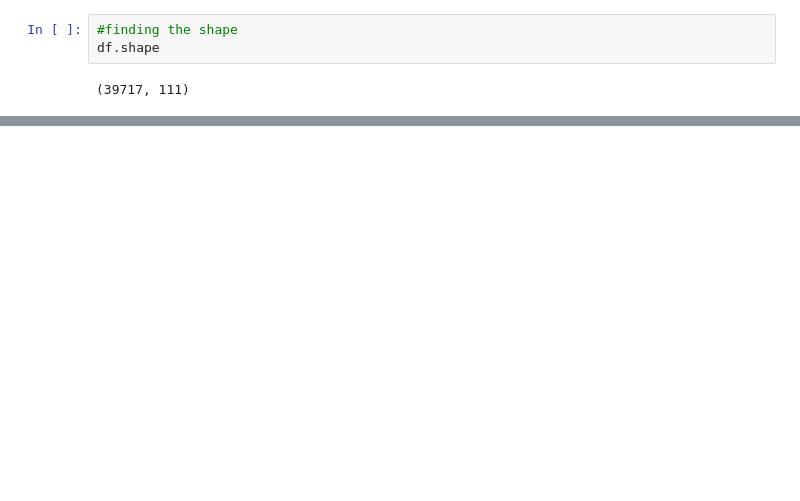
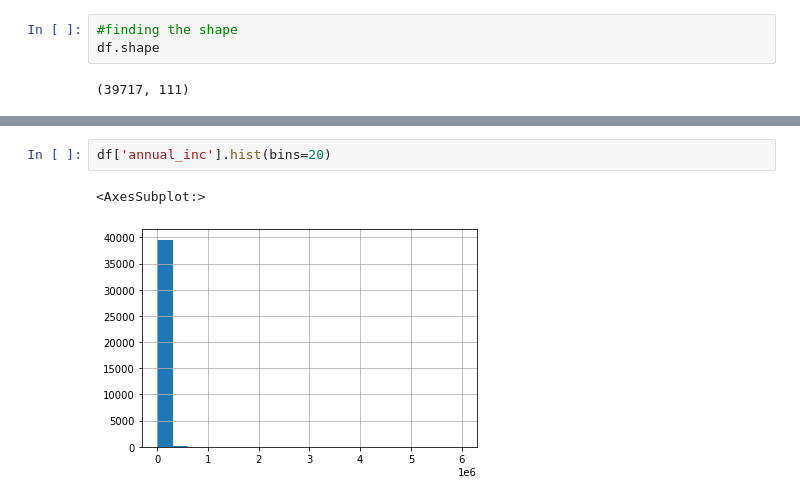
Before and after one commit to satyanarayana25/Leading-club-case-study, a Jupyter notebook: Leading club case study.ipynb, the cells around one changed output, grey strips where cells are left out. Drawn from its saved outputs; the diff is of its cells as text; blank space fills up the shorter version.

```diff
--- a/Leading club case study.ipynb
+++ b/Leading club case study.ipynb
@@ -79,0 +123,5 @@ Length: 111, dtype: int64
+# %%
+df['annual_inc'].hist(bins=20)
+# %% [output]
+<AxesSubplot:>
+[figure, added]
```
Also changed, not shown: parts of 42 cells of this notebook.
